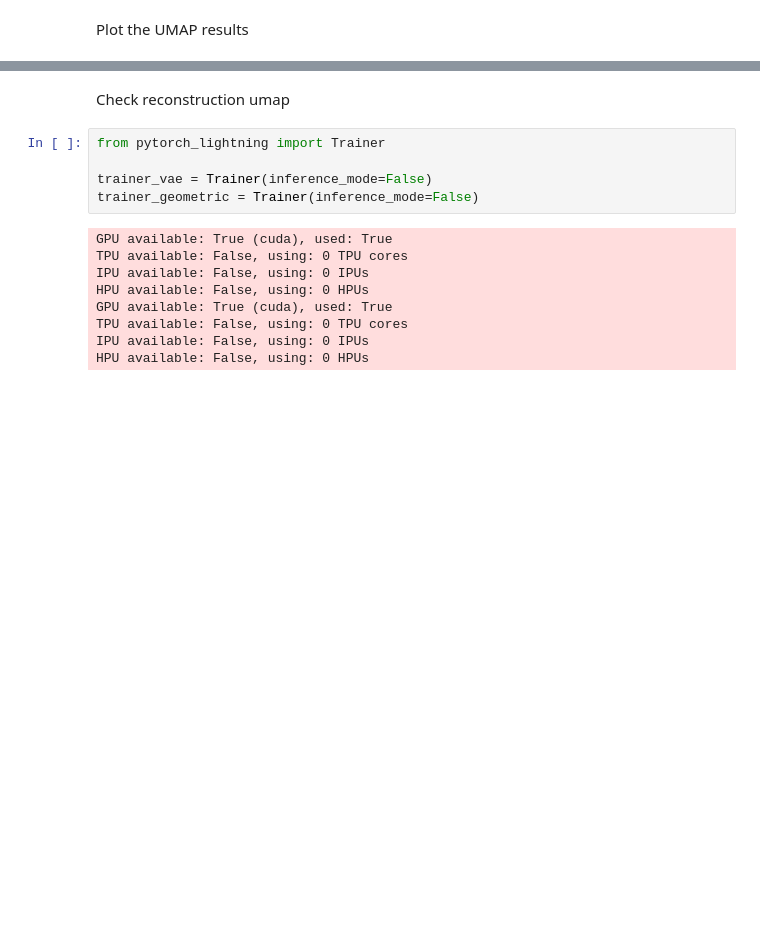
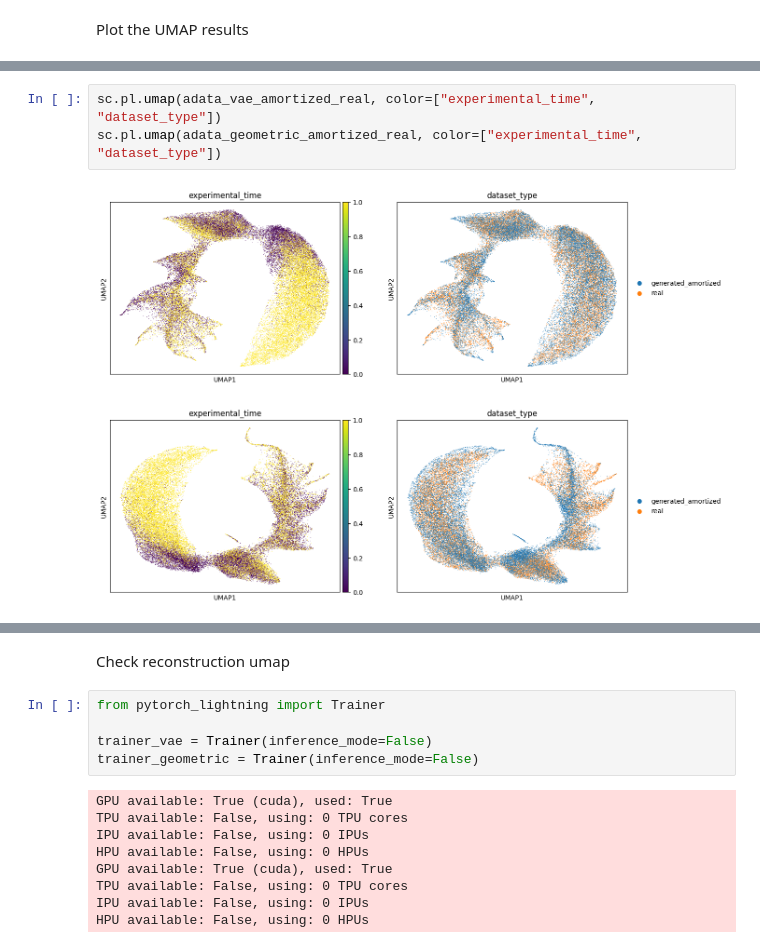
Before and after one commit to theislab/FlatVI, a Jupyter notebook: notebooks/pullback_geometry/pancreas/analysis_of_results_lib.ipynb, the cells around one changed output, grey strips where cells are left out. Cells and saved outputs as stored; diff of their text form; blank space fills up the shorter version.

```diff
--- a/notebooks/pullback_geometry/pancreas/analysis_of_results_lib.ipynb
+++ b/notebooks/pullback_geometry/pancreas/analysis_of_results_lib.ipynb
@@ -90 +111,7 @@ sc.pl.pca(adata_geometric_z, color=["experimental_time", "celltype"], size=15, p
+# %%
+sc.pl.umap(adata_vae_amortized_real, color=["experimental_time", "dataset_type"])
+sc.pl.umap(adata_geometric_amortized_real, color=["experimental_time", "dataset_type"])
+# %% [output]
+[figure, added]
+[figure, added]
 # %%
```
Also changed, not shown: parts of 46 cells of this notebook, 50 other files.
